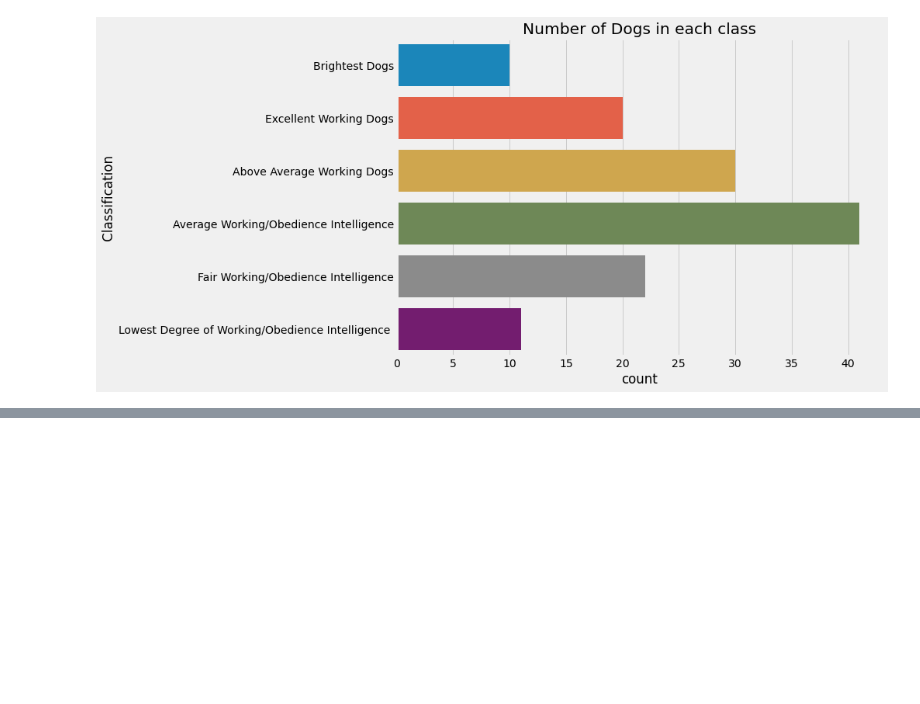
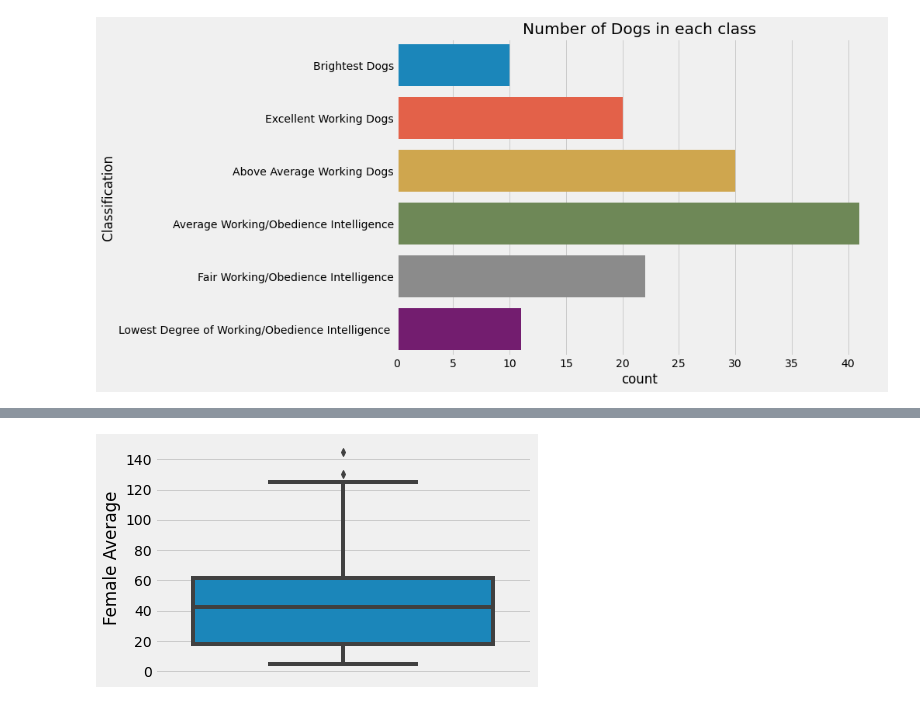
Before and after one commit to joeelorm/PortfolioProjects, a Jupyter notebook: Intelligence, size and popularity of dogs/Intelligence, size and popularity of dog breeds.ipynb, the cells around one changed output, grey strips where cells are left out. Cells and saved outputs as stored; diff of their text form; code cells hidden in the pictures; blank space fills up the shorter version.

```diff
--- a/Intelligence, size and popularity of dogs/Intelligence, size and popularity of dog breeds.ipynb
+++ b/Intelligence, size and popularity of dogs/Intelligence, size and popularity of dog breeds.ipynb
@@ -868,0 +867,5 @@ Text(0.5, 0, 'Weight (Pounds)')
+# %%
+sns.boxplot(y = final_data['Female Average'])
+plt.show()
+# %% [output]
+[figure, added]
```
Also changed, not shown: parts of 55 cells of this notebook, 2 other files.
